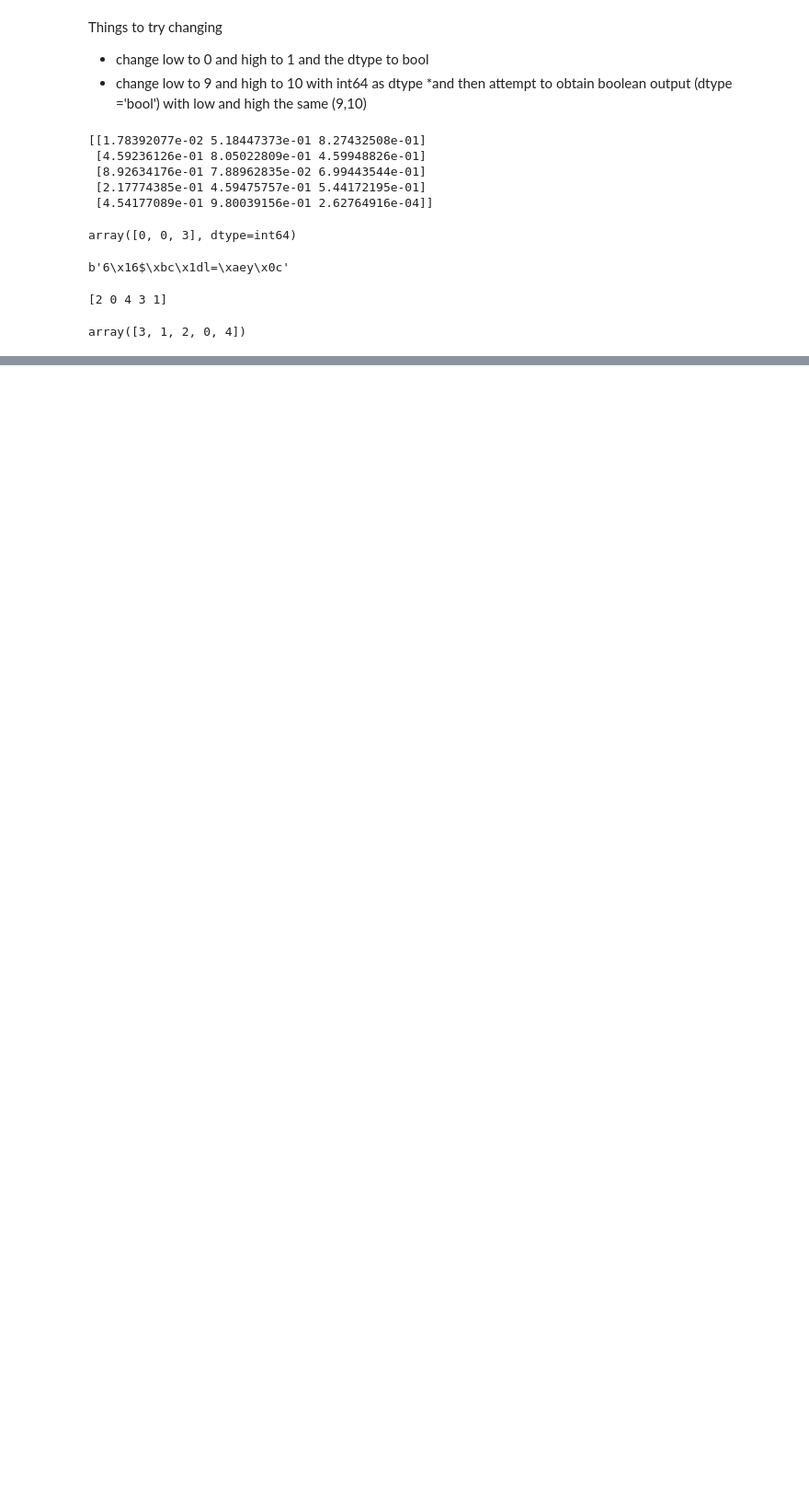
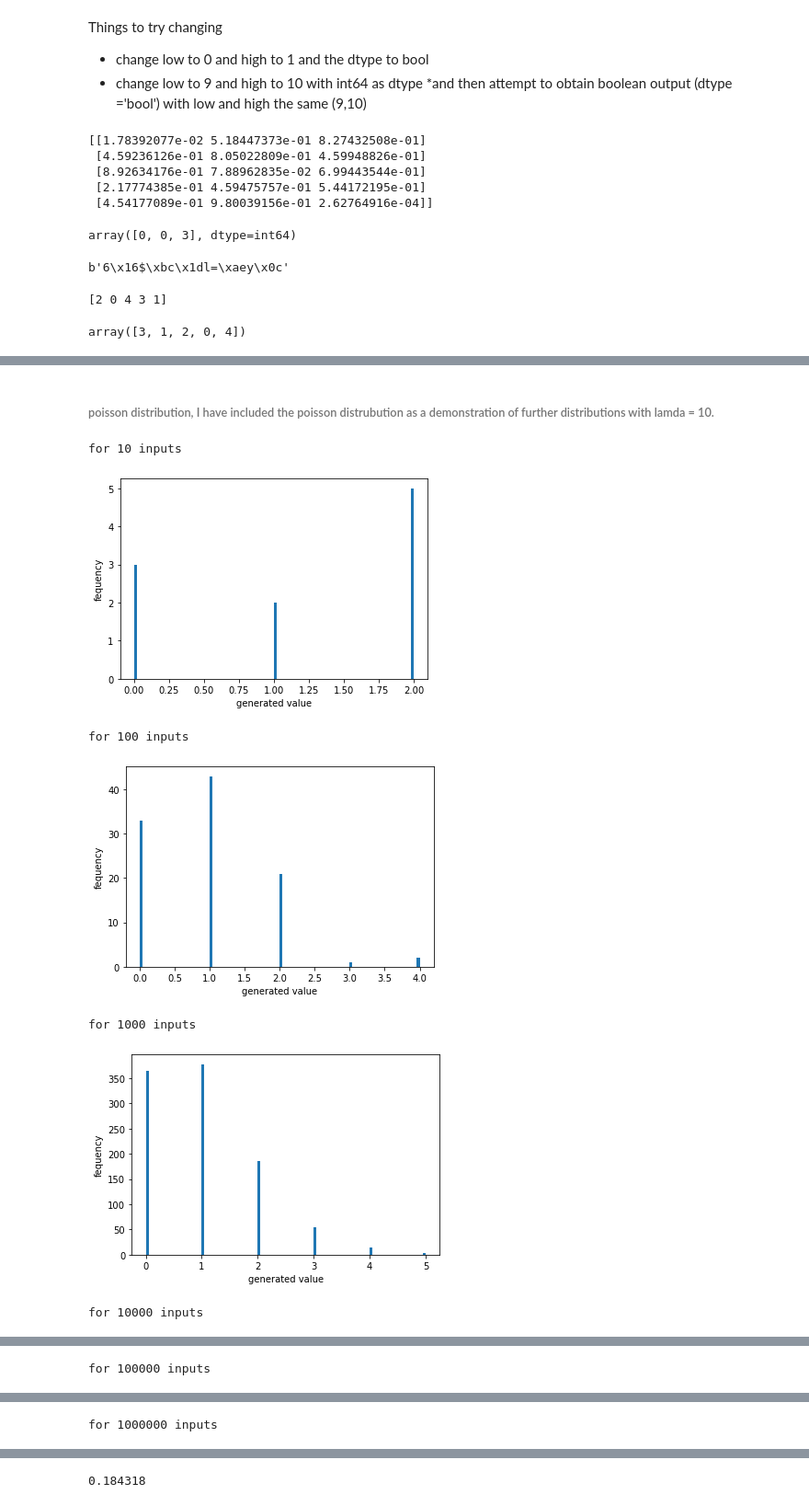
Before and after one commit to Jonathangmit/numpy-random-assignment, a Jupyter notebook: numpy-assignment.ipynb, the cells around one changed output, grey strips where cells are left out. Shown: that part at 92% size. Drawn from its saved outputs; the diff is of its cells as text; code cells hidden in the pictures; blank space fills up the shorter version.

```diff
--- a/numpy-assignment.ipynb
+++ b/numpy-assignment.ipynb
@@ -227,0 +244,23 @@ array([3, 1, 2, 0, 4])
+# %% [markdown]
+###### poisson distribution, I have included the poisson distrubution as a demonstration of further distributions with lamda = 10.
+# %%
+import numpy as np
+import matplotlib.pyplot as plt
+x=10
+while x <= 1000000:
+    n = np.random.binomial(500,0.002,x)
+    plt.hist(n,bins=100)
+    plt.xlabel('generated value')
+    plt.ylabel('fequency')
+    print("for", str(x), "inputs")
+    plt.show()
+    x=x*10
+sum(rng.binomial(500, 0.002, 1000000) == 2)/1000000.
+# %% [output]
+for 10 inputs
+[figure, added]
+for 100 inputs
+[figure, added]
+for 1000 inputs
+[figure, added]
+for 10000 inputs
@@ -227,0 +268 @@ array([3, 1, 2, 0, 4])
+for 100000 inputs
@@ -227,0 +270 @@ array([3, 1, 2, 0, 4])
+for 1000000 inputs
@@ -227,0 +272 @@ array([3, 1, 2, 0, 4])
+0.184318
```
Also changed, not shown: parts of 13 cells of this notebook.
